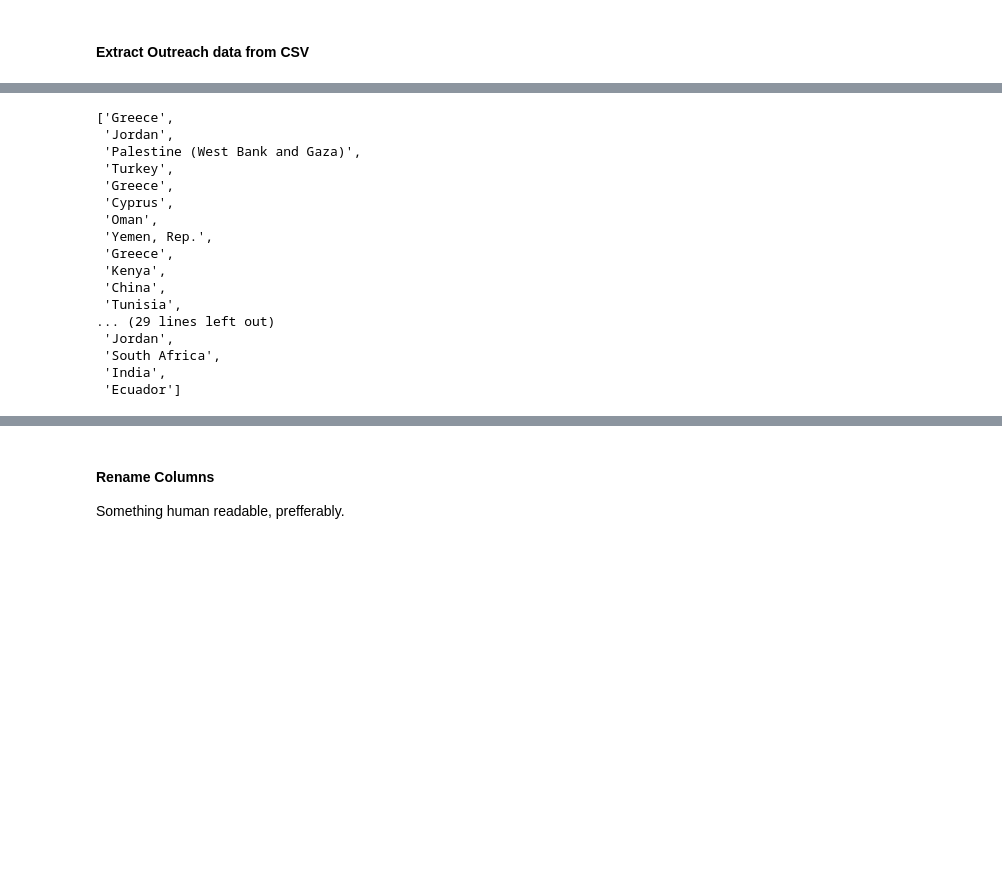
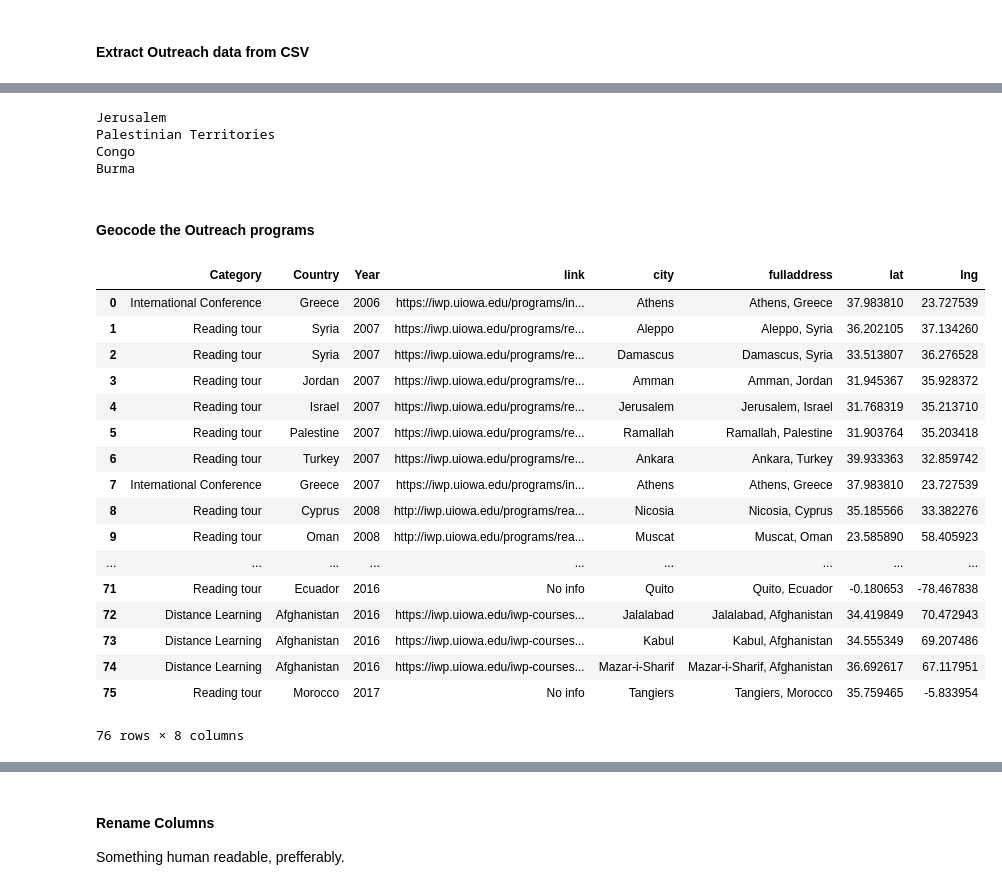
Before and after one commit to ryan-p-larson/iwp, a Jupyter notebook: notebooks/02-btl-outreach-real.ipynb, the cells around one changed output, grey strips where cells are left out. Cells and saved outputs as stored; diff of their text form; code cells hidden in the pictures; blank space fills up the shorter version.

```diff
--- a/notebooks/02-btl-outreach-real.ipynb
+++ b/notebooks/02-btl-outreach-real.ipynb
@@ -139,0 +102,11 @@ df['Country'] = df['Country'].map(lambda x: country_aliases[x] if x in country_a
+# %%
+country_names = country_info['name'].tolist()
+
+for x in df.Country.unique().tolist():
+    if (x in country_names) == False:
+        print (x)
+# %% [output]
+Jerusalem
+Palestinian Territories
+Congo
+Burma
@@ -139,0 +139,2 @@ df['Country'] = df['Country'].map(lambda x: country_aliases[x] if x in country_a
+# %% [markdown]
+#### Geocode the Outreach programs
@@ -140,20 +174,21 @@ df['Country'] = df['Country'].map(lambda x: country_aliases[x] if x in country_a
 # %%
-df.Country.tolist()
+df
 # %% [output]
+|  | Category | Country | Year | link | city | fulladdress | lat | lng |
+| 0 | International Conference | Greece | 2006 | https://iwp.uiowa.edu/programs/in... | Athens | Athens, Greece | 37.983810 | 23.727539 |
+| 1 | Reading tour | Syria | 2007 | https://iwp.uiowa.edu/programs/re... | Aleppo | Aleppo, Syria | 36.202105 | 37.134260 |
+| 2 | Reading tour | Syria | 2007 | https://iwp.uiowa.edu/programs/re... | Damascus | Damascus, Syria | 33.513807 | 36.276528 |
+| 3 | Reading tour | Jordan | 2007 | https://iwp.uiowa.edu/programs/re... | Amman | Amman, Jordan | 31.945367 | 35.928372 |
+| 4 | Reading tour | Israel | 2007 | https://iwp.uiowa.edu/programs/re... | Jerusalem | Jerusalem, Israel | 31.768319 | 35.213710 |
+| 5 | Reading tour | Palestine | 2007 | https://iwp.uiowa.edu/programs/re... | Ramallah | Ramallah, Palestine | 31.903764 | 35.203418 |
+| 6 | Reading tour | Turkey | 2007 | https://iwp.uiowa.edu/programs/re... | Ankara | Ankara, Turkey | 39.933363 | 32.859742 |
+| 7 | International Conference | Greece | 2007 | https://iwp.uiowa.edu/programs/in... | Athens | Athens, Greece | 37.983810 | 23.727539 |
+| 8 | Reading tour | Cyprus | 2008 | http://iwp.uiowa.edu/programs/rea... | Nicosia | Nicosia, Cyprus | 35.185566 | 33.382276 |
+| 9 | Reading tour | Oman | 2008 | http://iwp.uiowa.edu/programs/rea... | Muscat | Muscat, Oman | 23.585890 | 58.405923 |
+| ... | ... | ... | ... | ... | ... | ... | ... | ... |
+| 71 | Reading tour | Ecuador | 2016 | No info | Quito | Quito, Ecuador | -0.180653 | -78.467838 |
+| 72 | Distance Learning | Afghanistan | 2016 | https://iwp.uiowa.edu/iwp-courses... | Jalalabad | Jalalabad, Afghanistan | 34.419849 | 70.472943 |
+| 73 | Distance Learning | Afghanistan | 2016 | https://iwp.uiowa.edu/iwp-courses... | Kabul | Kabul, Afghanistan | 34.555349 | 69.207486 |
+| 74 | Distance Learning | Afghanistan | 2016 | https://iwp.uiowa.edu/iwp-courses... | Mazar-i-Sharif | Mazar-i-Sharif, Afghanistan | 36.692617 | 67.117951 |
+| 75 | Reading tour | Morocco | 2017 | No info | Tangiers | Tangiers, Morocco | 35.759465 | -5.833954 |
-['Greece',
- 'Jordan',
- 'Palestine (West Bank and Gaza)',
- 'Turkey',
- 'Greece',
- 'Cyprus',
- 'Oman',
- 'Yemen, Rep.',
- 'Greece',
- 'Kenya',
- 'China',
- 'Tunisia',
-... (29 lines left out)
- 'Jordan',
- 'South Africa',
- 'India',
- 'Ecuador']
+76 rows × 8 columns
```
Also changed, not shown: parts of 26 cells of this notebook, 1 other file.
